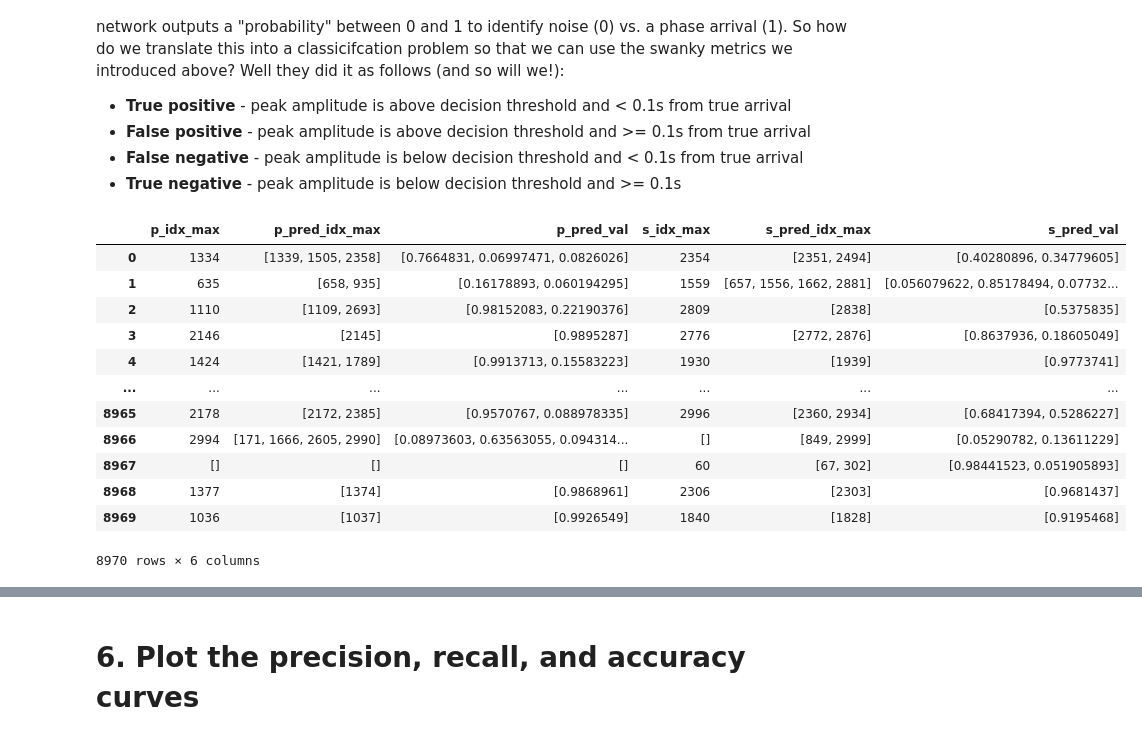
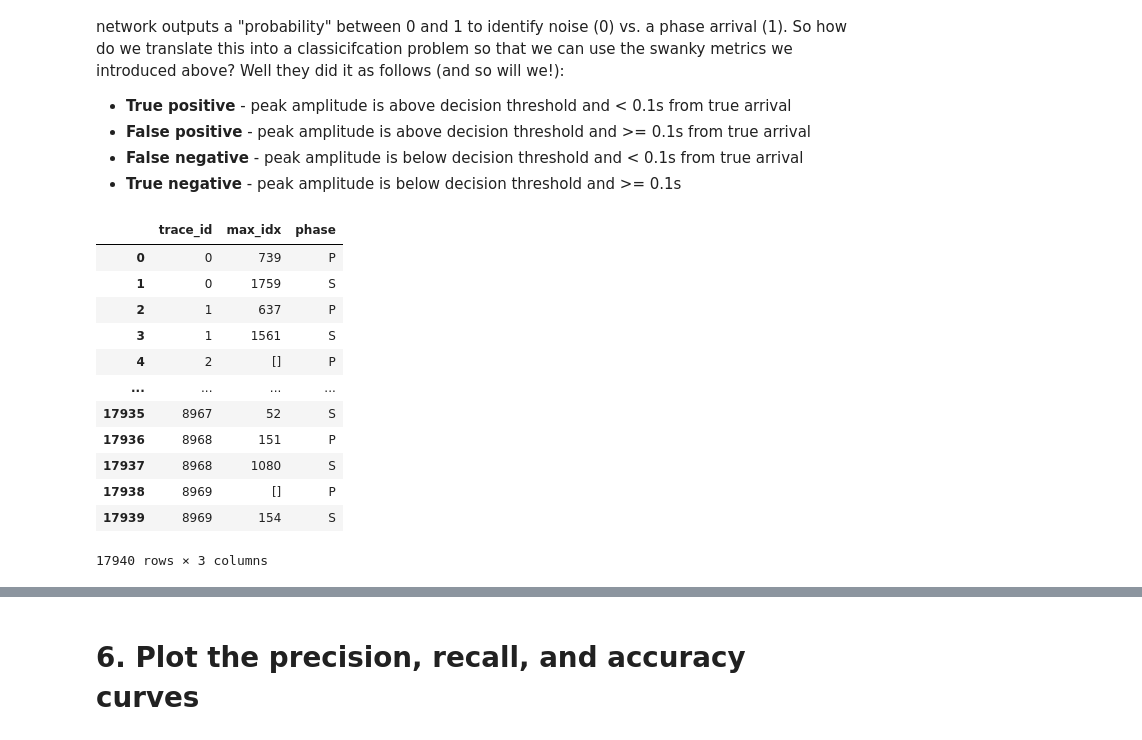
Before and after one commit to cascadiaquakes/2025_ML_TSC, a Jupyter notebook: notebooks/Amanda/unet_performance_metrics.ipynb, the cells around one changed output, grey strips where cells are left out. Saved outputs shown, nothing was run; the diff lists cells and outputs as text; code cells hidden in the pictures.

```diff
--- a/notebooks/Amanda/unet_performance_metrics.ipynb
+++ b/notebooks/Amanda/unet_performance_metrics.ipynb
@@ -318,18 +368,18 @@ Looking back at the original Zhu and Beroza [2019] paper that introduced PhaseNe
 - **False negative** - peak amplitude is below decision threshold and < 0.1s from true arrival
 - **True negative** - peak amplitude is below decision threshold and >= 0.1s
 # %%
-results
+targets
 # %% [output]
-|  | p_idx_max | p_pred_idx_max | p_pred_val | s_idx_max | s_pred_idx_max | s_pred_val |
-| 0 | 1334 | [1339, 1505, 2358] | [0.7664831, 0.06997471, 0.0826026] | 2354 | [2351, 2494] | [0.40280896, 0.34779605] |
-| 1 | 635 | [658, 935] | [0.16178893, 0.060194295] | 1559 | [657, 1556, 1662, 2881] | [0.056079622, 0.85178494, 0.07732... |
-| 2 | 1110 | [1109, 2693] | [0.98152083, 0.22190376] | 2809 | [2838] | [0.5375835] |
-| 3 | 2146 | [2145] | [0.9895287] | 2776 | [2772, 2876] | [0.8637936, 0.18605049] |
-| 4 | 1424 | [1421, 1789] | [0.9913713, 0.15583223] | 1930 | [1939] | [0.9773741] |
-| ... | ... | ... | ... | ... | ... | ... |
-| 8965 | 2178 | [2172, 2385] | [0.9570767, 0.088978335] | 2996 | [2360, 2934] | [0.68417394, 0.5286227] |
-| 8966 | 2994 | [171, 1666, 2605, 2990] | [0.08973603, 0.63563055, 0.094314... | [] | [849, 2999] | [0.05290782, 0.13611229] |
-| 8967 | [] | [] | [] | 60 | [67, 302] | [0.98441523, 0.051905893] |
-| 8968 | 1377 | [1374] | [0.9868961] | 2306 | [2303] | [0.9681437] |
-| 8969 | 1036 | [1037] | [0.9926549] | 1840 | [1828] | [0.9195468] |
+|  | trace_id | max_idx | phase |
+| 0 | 0 | 739 | P |
+| 1 | 0 | 1759 | S |
+| 2 | 1 | 637 | P |
+| 3 | 1 | 1561 | S |
+| 4 | 2 | [] | P |
+| ... | ... | ... | ... |
+| 17935 | 8967 | 52 | S |
+| 17936 | 8968 | 151 | P |
+| 17937 | 8968 | 1080 | S |
+| 17938 | 8969 | [] | P |
+| 17939 | 8969 | 154 | S |
-8970 rows × 6 columns
+17940 rows × 3 columns
```
Also changed, not shown: parts of 14 cells of this notebook.
